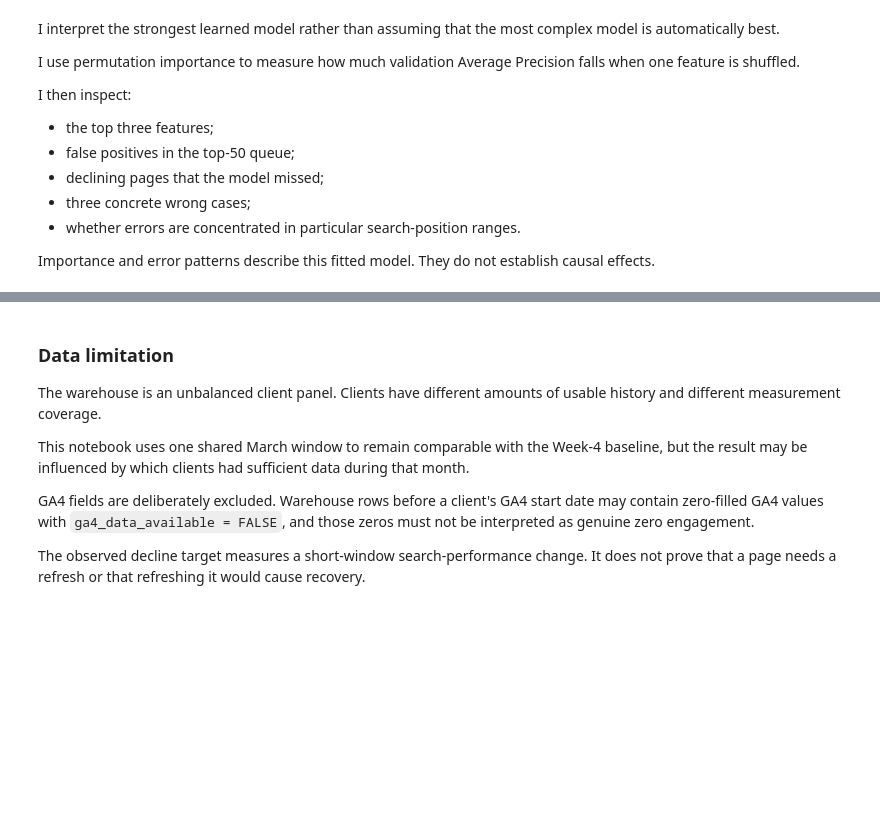
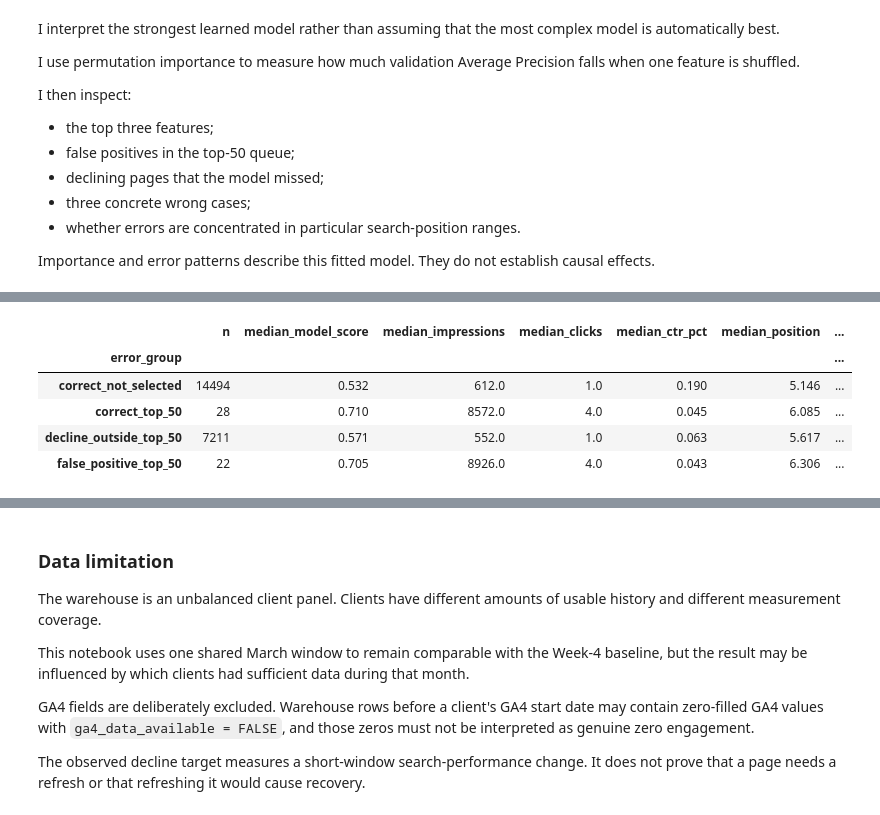
Before and after one commit to khadeja-qureshi/Machine-Learning-Internship, a Jupyter notebook: work/notebooks/w05_model.ipynb, the cells around one changed output, grey strips where cells are left out. Drawn from its saved outputs; the diff is of its cells as text; code cells hidden in the pictures; blank space fills up the shorter version.

```diff
--- a/work/notebooks/w05_model.ipynb
+++ b/work/notebooks/w05_model.ipynb
@@ -1468,7 +1448,7 @@ error_frame["error_group"] = np.select(
     [
         "correct_top_50",
         "false_positive_top_50",
-        "missed_decline",
+        "decline_outside_top_50",
     ],
     default="correct_not_selected",
 )
@@ -1480,33 +1460,40 @@ error_summary = (
         n=(TARGET, "size"),
         median_model_score=(
             "model_score",
             "median",
         ),
         median_impressions=(
             "impressions_first15",
             "median",
         ),
         median_clicks=(
             "clicks_first15",
             "median",
         ),
         median_ctr_pct=(
             "ctr_pct_first15",
             "median",
         ),
         median_position=(
             "avg_position_first15",
             "median",
         ),
         median_actual_change_pct=(
             "actual_change_pct",
             "median",
         ),
     )
     .round(3)
 )
 
 display(error_summary)
+# %% [output]
+|  | n | median_model_score | median_impressions | median_clicks | median_ctr_pct | median_position | ... |
+| error_group |  |  |  |  |  |  | ... |
+| correct_not_selected | 14494 | 0.532 | 612.0 | 1.0 | 0.190 | 5.146 | ... |
+| correct_top_50 | 28 | 0.710 | 8572.0 | 4.0 | 0.045 | 6.085 | ... |
+| decline_outside_top_50 | 7211 | 0.571 | 552.0 | 1.0 | 0.063 | 5.617 | ... |
+| false_positive_top_50 | 22 | 0.705 | 8926.0 | 4.0 | 0.043 | 6.306 | ... |
 # %%
 error_frame["position_band"] = pd.cut(
     error_frame["avg_position_first15"],
```
Also changed, not shown: parts of 27 cells of this notebook.
